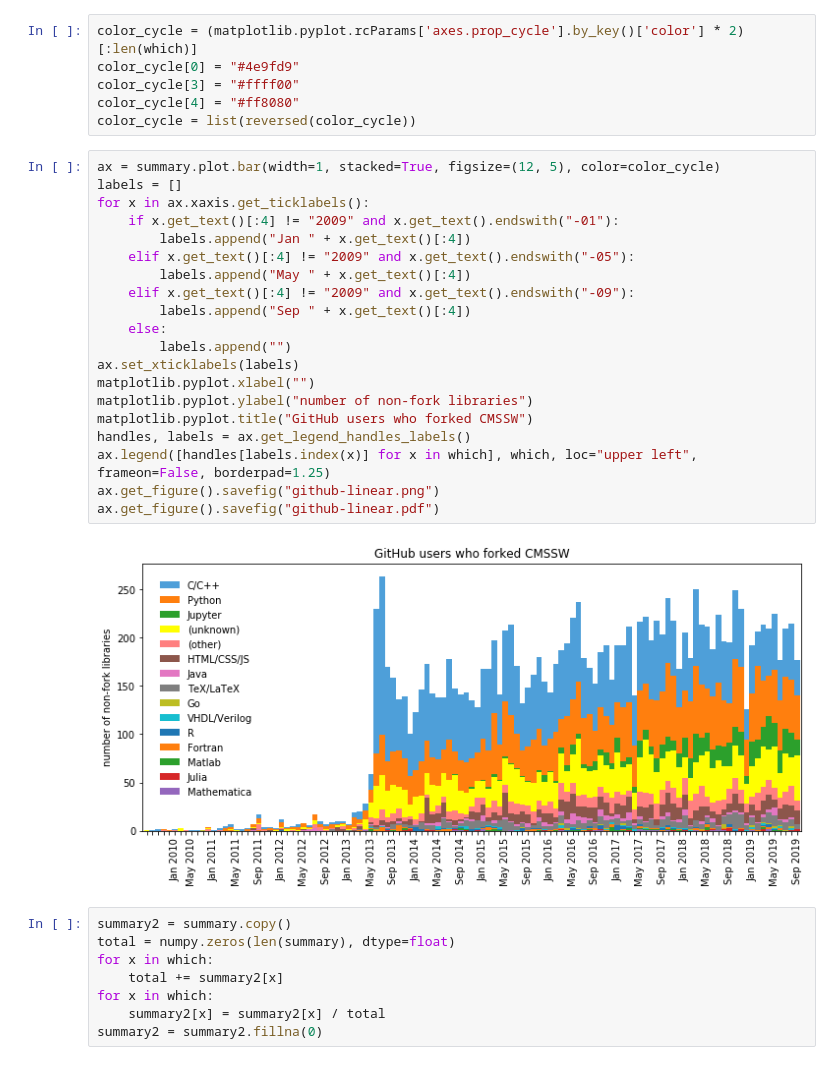
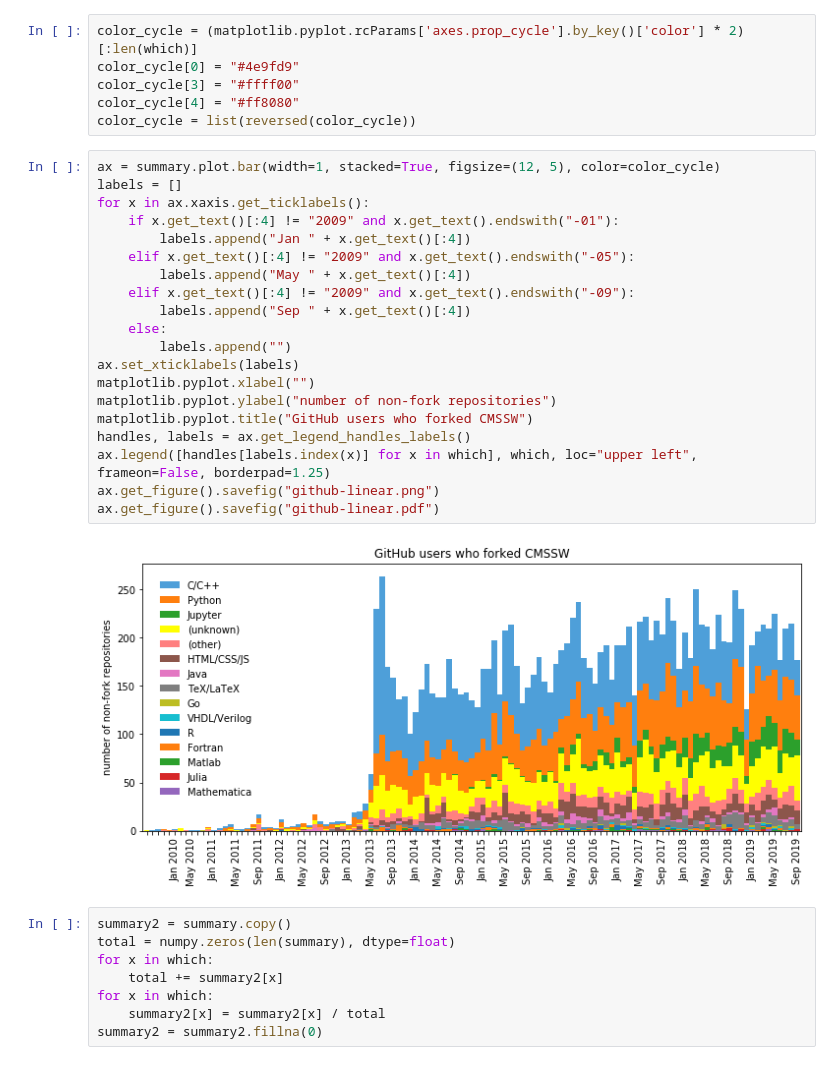
Before and after one commit to jpivarski-talks/2019-10-17-pyhep-awkward, a Jupyter notebook: analysis.ipynb, the cells around one changed output. Drawn from its saved outputs; the diff is of its cells as text.

Commit message:
Not 'libraries' but 'repositories'.

```diff
--- a/analysis.ipynb
+++ b/analysis.ipynb
@@ -211,25 +211,25 @@ color_cycle = list(reversed(color_cycle))
 # %%
 ax = summary.plot.bar(width=1, stacked=True, figsize=(12, 5), color=color_cycle)
 labels = []
 for x in ax.xaxis.get_ticklabels():
     if x.get_text()[:4] != "2009" and x.get_text().endswith("-01"):
         labels.append("Jan " + x.get_text()[:4])
     elif x.get_text()[:4] != "2009" and x.get_text().endswith("-05"):
         labels.append("May " + x.get_text()[:4])
     elif x.get_text()[:4] != "2009" and x.get_text().endswith("-09"):
         labels.append("Sep " + x.get_text()[:4])
     else:
         labels.append("")
 ax.set_xticklabels(labels)
 matplotlib.pyplot.xlabel("")
-matplotlib.pyplot.ylabel("number of non-fork libraries")
+matplotlib.pyplot.ylabel("number of non-fork repositories")
 matplotlib.pyplot.title("GitHub users who forked CMSSW")
 handles, labels = ax.get_legend_handles_labels()
 ax.legend([handles[labels.index(x)] for x in which], which, loc="upper left", frameon=False, borderpad=1.25)
 ax.get_figure().savefig("github-linear.png")
 ax.get_figure().savefig("github-linear.pdf")
 # %% [output]
-[figure, old version]
+[figure, new version]
 # %%
 summary2 = summary.copy()
 total = numpy.zeros(len(summary), dtype=float)
```
Also changed, not shown: parts of 2 cells of this notebook, 6 other files.
